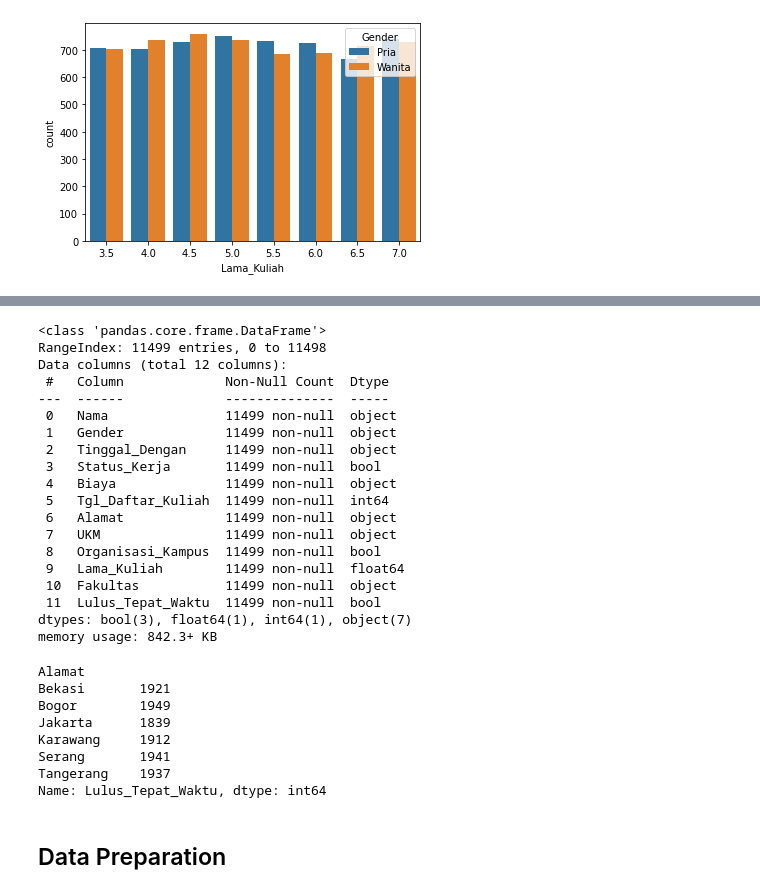
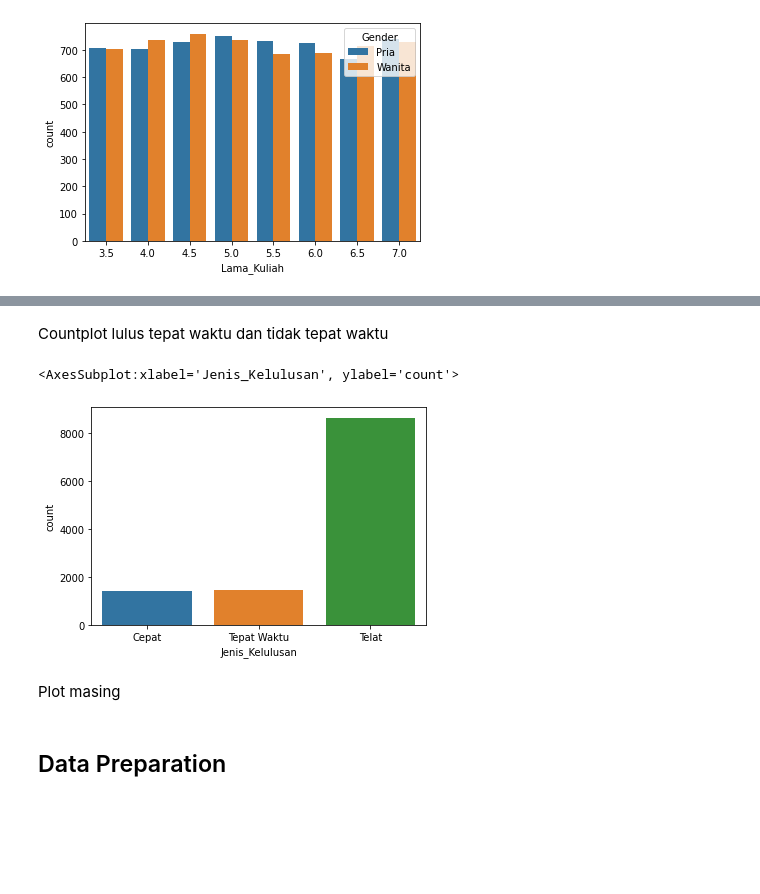
Before and after one commit to FelixFern/IFEST-2022-ODE, a Jupyter notebook: Data-Analysis.ipynb, the cells around one changed output, grey strips where cells are left out. Drawn from its saved outputs; the diff is of its cells as text; code cells hidden in the pictures; blank space fills up the shorter version.

```diff
--- a/Data-Analysis.ipynb
+++ b/Data-Analysis.ipynb
@@ -265,37 +270,12 @@ df.head()
-# %%
-df.info()
-# %% [output]
-<class 'pandas.core.frame.DataFrame'>
-RangeIndex: 11499 entries, 0 to 11498
-Data columns (total 12 columns):
- #   Column             Non-Null Count  Dtype
----  ------             --------------  -----
- 0   Nama               11499 non-null  object
- 1   Gender             11499 non-null  object
- 2   Tinggal_Dengan     11499 non-null  object
- 3   Status_Kerja       11499 non-null  bool
- 4   Biaya              11499 non-null  object
- 5   Tgl_Daftar_Kuliah  11499 non-null  int64
- 6   Alamat             11499 non-null  object
- 7   UKM                11499 non-null  object
- 8   Organisasi_Kampus  11499 non-null  bool
- 9   Lama_Kuliah        11499 non-null  float64
- 10  Fakultas           11499 non-null  object
- 11  Lulus_Tepat_Waktu  11499 non-null  bool
-dtypes: bool(3), float64(1), int64(1), object(7)
-memory usage: 842.3+ KB
-# %%
-alamat_grouped_df = df.groupby('Alamat')['Lulus_Tepat_Waktu'].count()
-alamat_grouped_df
-# %% [output]
-Alamat
-Bekasi       1921
-Bogor        1949
-Jakarta      1839
-Karawang     1912
-Serang       1941
-Tangerang    1937
-Name: Lulus_Tepat_Waktu, dtype: int64
+# %% [markdown]
+Countplot lulus tepat waktu dan tidak tepat waktu
+# %%
+sns.countplot(data=df, x='Jenis_Kelulusan')
+# %% [output]
+<AxesSubplot:xlabel='Jenis_Kelulusan', ylabel='count'>
+[figure, added]
+# %% [markdown]
+Plot masing
 # %% [markdown]
 ## Data Preparation
 # %% [markdown]
```
Also changed, not shown: parts of 15 cells of this notebook.
